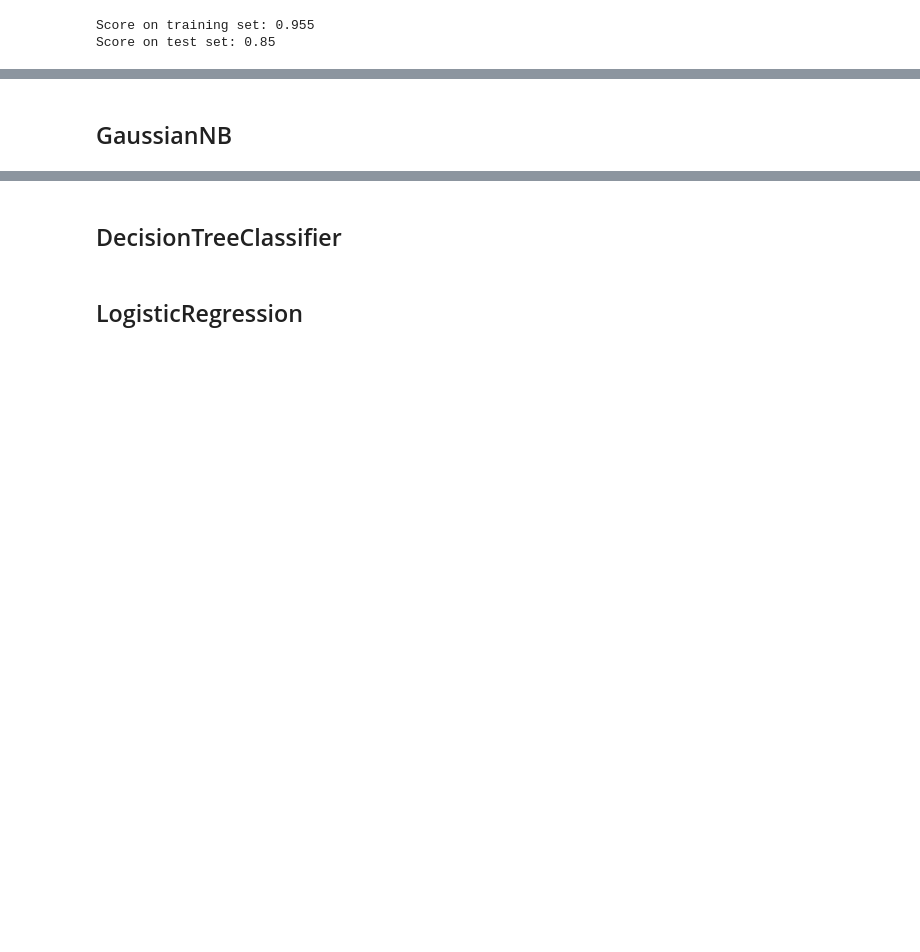
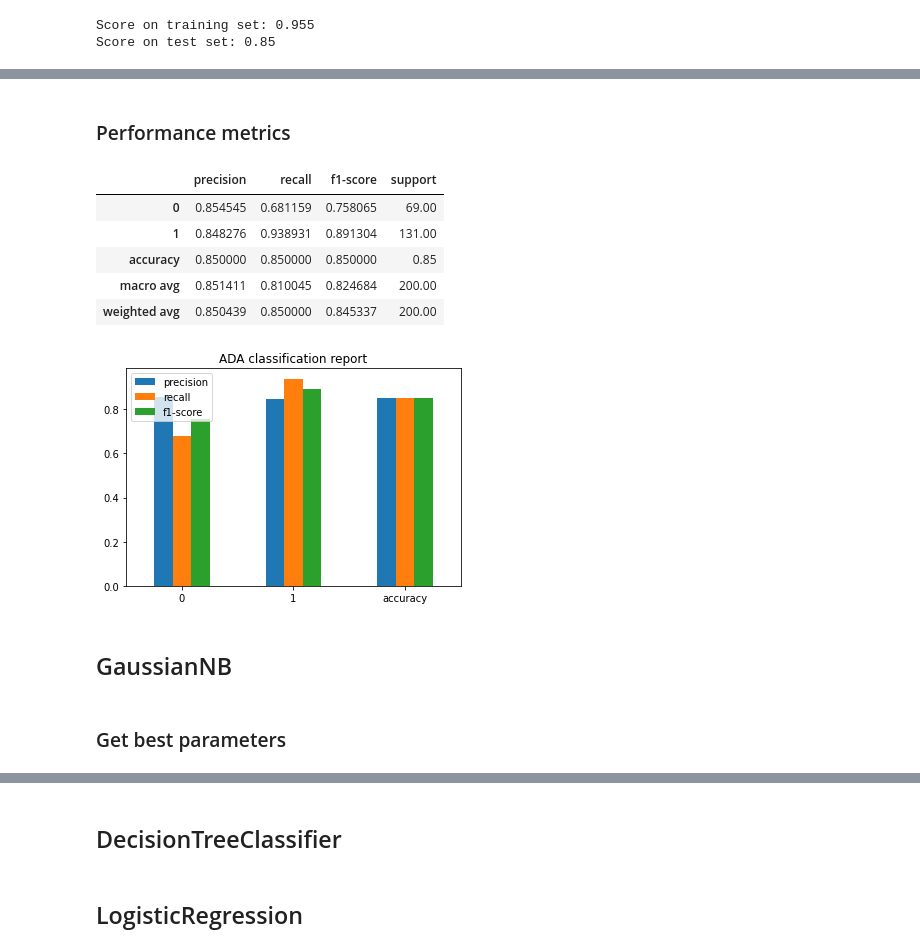
Before and after one commit to AT181903/YelpDatasetAnalysis, a Jupyter notebook: reviews_task.ipynb, the cells around one changed output, grey strips where cells are left out. Drawn from its saved outputs; the diff is of its cells as text; code cells hidden in the pictures; blank space fills up the shorter version.

```diff
--- a/reviews_task.ipynb
+++ b/reviews_task.ipynb
@@ -328,2 +355,21 @@ Score on test set: 0.85
+# %% [markdown]
+### Performance metrics
+# %%
+classification_report_ada = classification_report(y_test, y_pred_ada, output_dict=True)
+df_ada_report = pd.DataFrame(classification_report_ada).transpose()
+
+df_ada_report.iloc[:3, :3].plot(kind='bar', title='ADA classification report', rot=0)
+
+df_ada_report
+# %% [output]
+|  | precision | recall | f1-score | support |
+| 0 | 0.854545 | 0.681159 | 0.758065 | 69.00 |
+| 1 | 0.848276 | 0.938931 | 0.891304 | 131.00 |
+| accuracy | 0.850000 | 0.850000 | 0.850000 | 0.85 |
+| macro avg | 0.851411 | 0.810045 | 0.824684 | 200.00 |
+| weighted avg | 0.850439 | 0.850000 | 0.845337 | 200.00 |
+[figure, added]
 # %% [markdown]
 ## GaussianNB
+# %% [markdown]
+### Get best parameters
```
Also changed, not shown: parts of 15 cells of this notebook.
